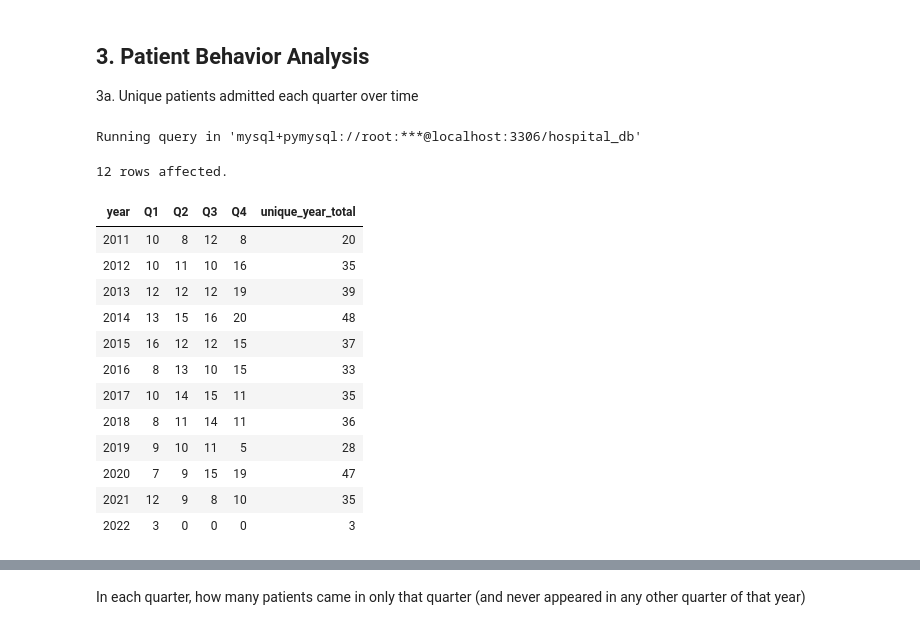
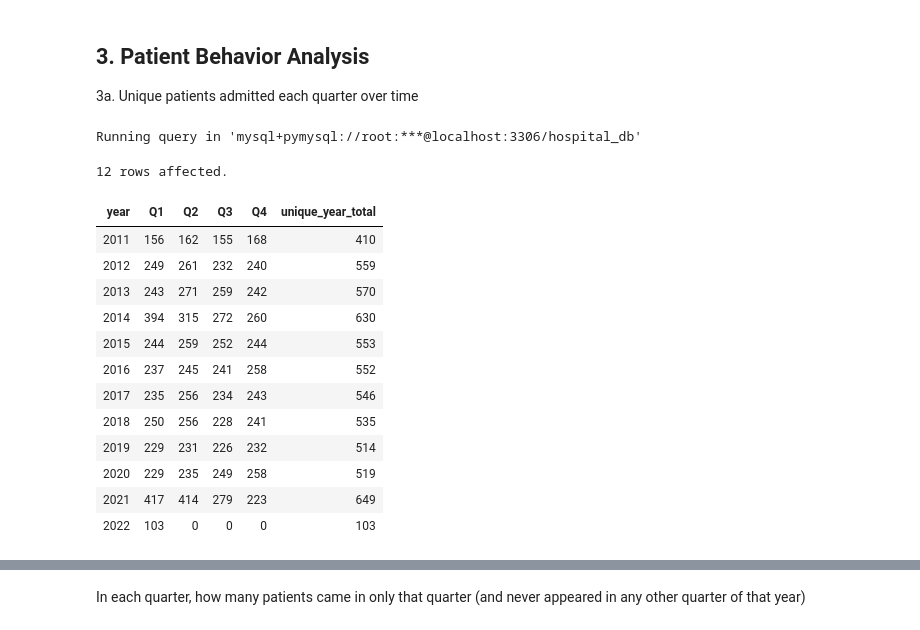
Before and after one commit to Lilian-Waitiki/Healthcare-Analysis, a Jupyter notebook: Analysis.ipynb, the cells around one changed output, grey strips where cells are left out. Cells and saved outputs as stored; diff of their text form; code cells hidden in the pictures.

```diff
--- a/Analysis.ipynb
+++ b/Analysis.ipynb
@@ -237,29 +341,29 @@ Running query in 'mysql+pymysql://root:***@localhost:3306/hospital_db'
 # %%
 %%sql
 SELECT
     YEAR(start) AS year,
     COUNT(DISTINCT CASE WHEN QUARTER(start) = 1 THEN patient END) AS Q1,
     COUNT(DISTINCT CASE WHEN QUARTER(start) = 2 THEN patient END) AS Q2,
     COUNT(DISTINCT CASE WHEN QUARTER(start) = 3 THEN patient END) AS Q3,
     COUNT(DISTINCT CASE WHEN QUARTER(start) = 4 THEN patient END) AS Q4,
 	COUNT(DISTINCT patient) AS unique_year_total
 FROM encounters
-WHERE ENCOUNTERCLASS = 'inpatient'
+--WHERE ENCOUNTERCLASS = 'inpatient'
 GROUP BY YEAR(start)
 ORDER BY year;
 # %% [output]
 Running query in 'mysql+pymysql://root:***@localhost:3306/hospital_db'
 12 rows affected.
 | year | Q1 | Q2 | Q3 | Q4 | unique_year_total |
-| 2011 | 10 | 8 | 12 | 8 | 20 |
-| 2012 | 10 | 11 | 10 | 16 | 35 |
-| 2013 | 12 | 12 | 12 | 19 | 39 |
-| 2014 | 13 | 15 | 16 | 20 | 48 |
-| 2015 | 16 | 12 | 12 | 15 | 37 |
-| 2016 | 8 | 13 | 10 | 15 | 33 |
-| 2017 | 10 | 14 | 15 | 11 | 35 |
-| 2018 | 8 | 11 | 14 | 11 | 36 |
-| 2019 | 9 | 10 | 11 | 5 | 28 |
-| 2020 | 7 | 9 | 15 | 19 | 47 |
-| 2021 | 12 | 9 | 8 | 10 | 35 |
-| 2022 | 3 | 0 | 0 | 0 | 3 |
+| 2011 | 156 | 162 | 155 | 168 | 410 |
+| 2012 | 249 | 261 | 232 | 240 | 559 |
+| 2013 | 243 | 271 | 259 | 242 | 570 |
+| 2014 | 394 | 315 | 272 | 260 | 630 |
+| 2015 | 244 | 259 | 252 | 244 | 553 |
+| 2016 | 237 | 245 | 241 | 258 | 552 |
+| 2017 | 235 | 256 | 234 | 243 | 546 |
+| 2018 | 250 | 256 | 228 | 241 | 535 |
+| 2019 | 229 | 231 | 226 | 232 | 514 |
+| 2020 | 229 | 235 | 249 | 258 | 519 |
+| 2021 | 417 | 414 | 279 | 223 | 649 |
+| 2022 | 103 | 0 | 0 | 0 | 103 |
```
Also changed, not shown: parts of 26 cells of this notebook.
